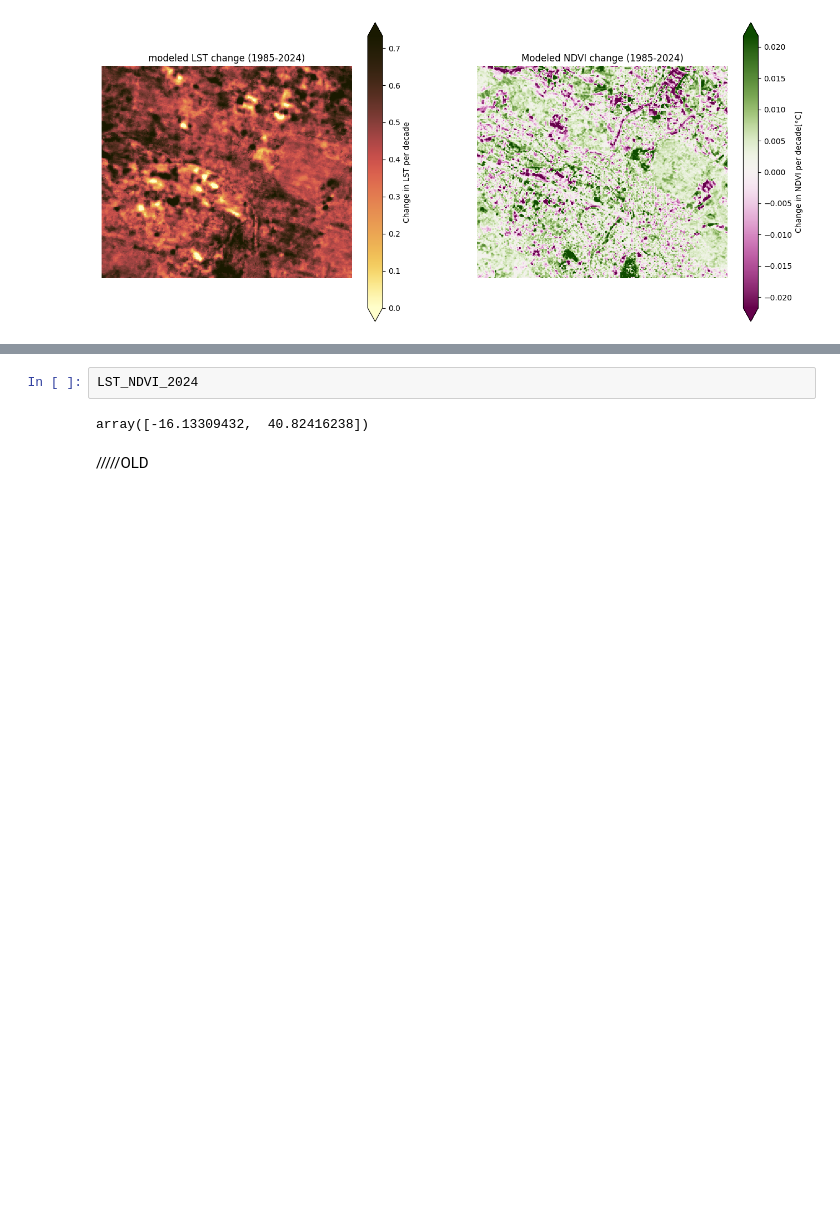
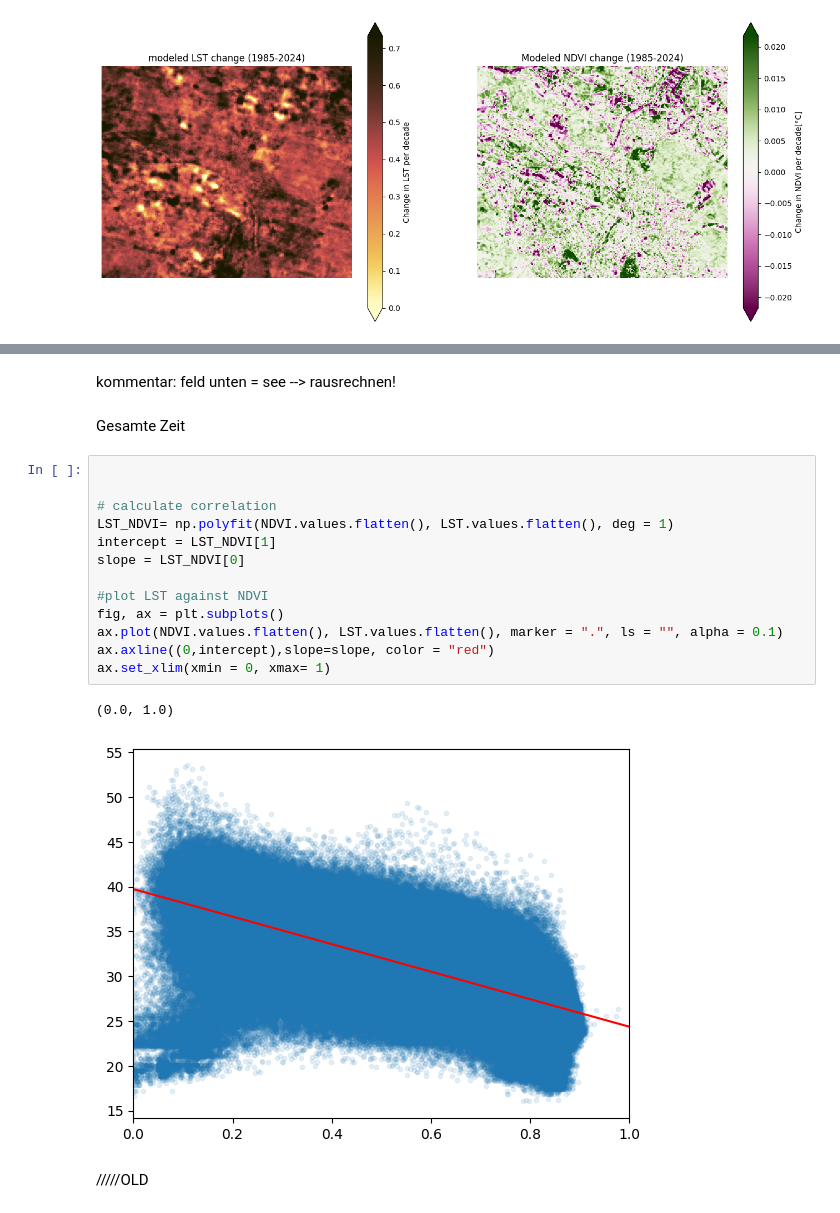
Before and after one commit to MinaKimBebi/Urban_Heat_Zurich_sds210_mbebi, a Jupyter notebook: notebooks/heattrends_in_Zurich.ipynb, the cells around one changed output, grey strips where cells are left out. Saved outputs shown, nothing was run; the diff lists cells and outputs as text; blank space fills up the shorter version.

```diff
--- a/notebooks/heattrends_in_Zurich.ipynb
+++ b/notebooks/heattrends_in_Zurich.ipynb
@@ -249,7 +249,23 @@ ax.set_xlim(xmin = 0, xmax= 1)
+# %% [markdown]
+kommentar: feld unten = see --> rausrechnen!
+# %% [markdown]
+Gesamte Zeit
 # %%
-LST_NDVI_2024
+
+
+# calculate correlation
+LST_NDVI= np.polyfit(NDVI.values.flatten(), LST.values.flatten(), deg = 1)
+intercept = LST_NDVI[1]
+slope = LST_NDVI[0]
+
+#plot LST against NDVI
+fig, ax = plt.subplots()
+ax.plot(NDVI.values.flatten(), LST.values.flatten(), marker = ".", ls = "", alpha = 0.1)
+ax.axline((0,intercept),slope=slope, color = "red")
+ax.set_xlim(xmin = 0, xmax= 1)
 # %% [output]
-array([-16.13309432,  40.82416238])
+(0.0, 1.0)
+[figure, added]
 # %% [markdown]
 /////OLD
 # %% [markdown]
```
Also changed, not shown: parts of 7 cells of this notebook.
